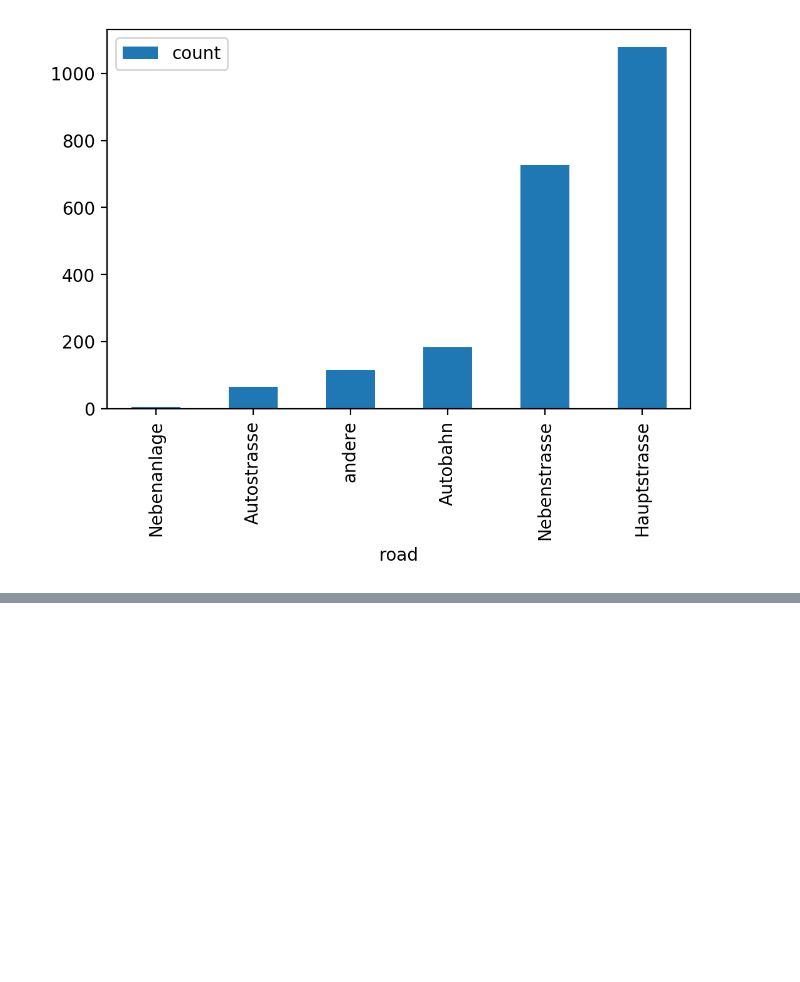
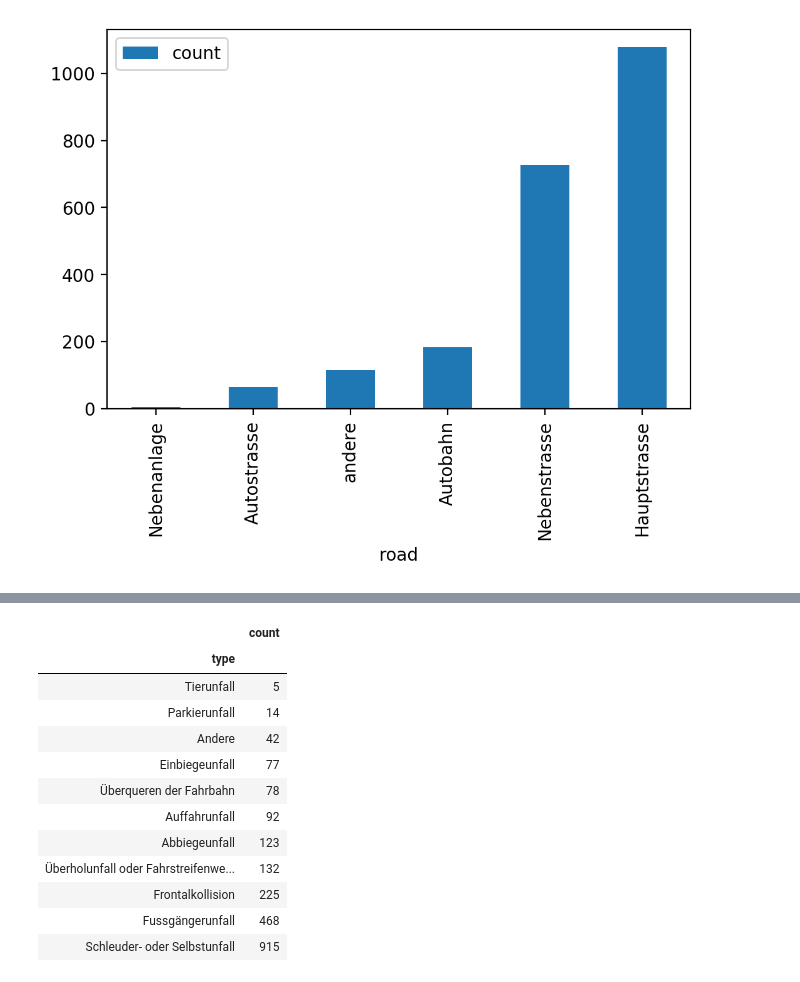
Before and after one commit to randombenj/hslu-dbs, a Jupyter notebook: project/data-mining.ipynb, the cells around one changed output, grey strips where cells are left out. Cells and saved outputs as stored; diff of their text form; code cells hidden in the pictures; blank space fills up the shorter version.

```diff
--- a/project/data-mining.ipynb
+++ b/project/data-mining.ipynb
@@ -414,0 +449,30 @@ lethal_accident_by_road.plot.bar()
+# %%
+lethal_accident_by_type = pd.DataFrame(list(db.accidents.aggregate([
+    {"$match": {"severity.id": {"$eq": "as1"}}},
+    {"$group" : {"_id": "$type.name", "count": {"$sum": 1}}},
+    {"$project": {
+      "_id": 0,
+      "type": "$_id",
+      "count": 1,
+    }},
+    {"$sort": {"count": 1}},
+
+
+])))
+lethal_accident_by_type.set_index("type", inplace=True)
+
+lethal_accident_by_type
+# %% [output]
+|  | count |
+| type |  |
+| Tierunfall | 5 |
+| Parkierunfall | 14 |
+| Andere | 42 |
+| Einbiegeunfall | 77 |
+| Überqueren der Fahrbahn | 78 |
+| Auffahrunfall | 92 |
+| Abbiegeunfall | 123 |
+| Überholunfall oder Fahrstreifenwe... | 132 |
+| Frontalkollision | 225 |
+| Fussgängerunfall | 468 |
+| Schleuder- oder Selbstunfall | 915 |
```
Also changed, not shown: parts of 5 cells of this notebook.
